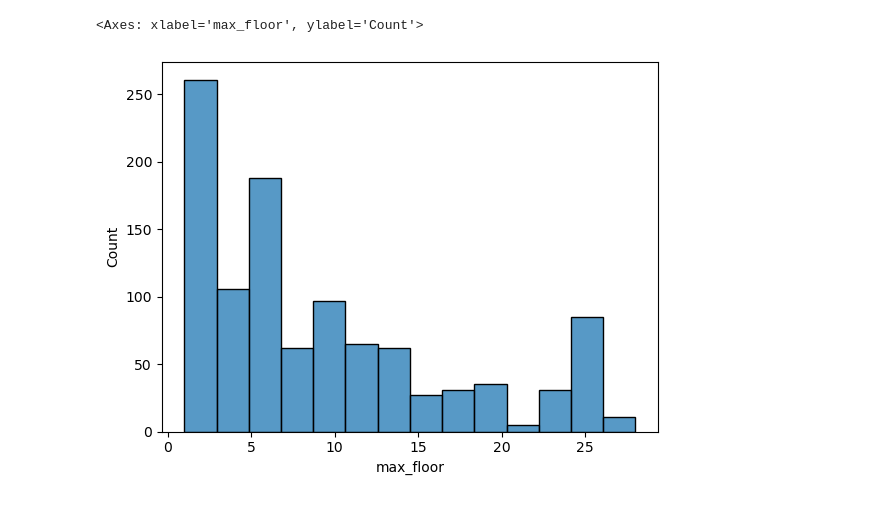
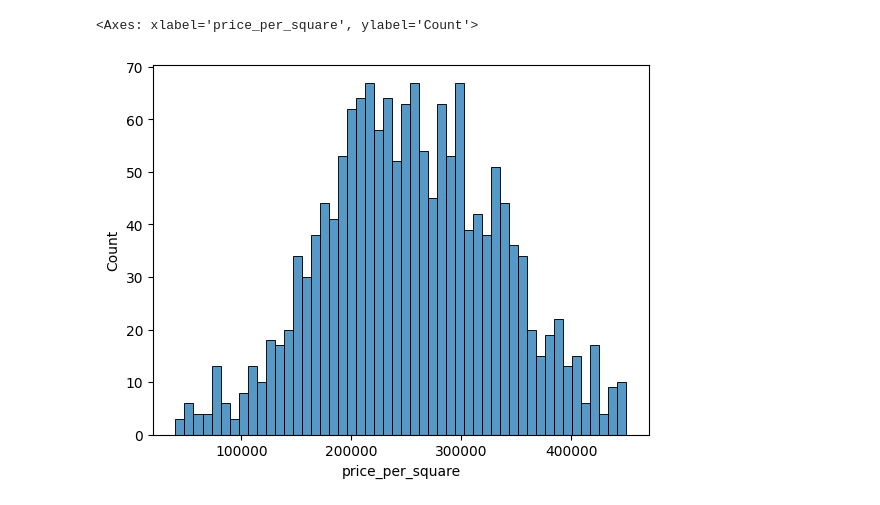
Before and after one commit to VondyBland/diplomopiska, a Jupyter notebook: proper_eda/EDADIL.ipynb, the cells around one changed output. Drawn from its saved outputs; the diff is of its cells as text; code cells hidden in the pictures.

```diff
--- a/proper_eda/EDADIL.ipynb
+++ b/proper_eda/EDADIL.ipynb
@@ -4,7 +4,7 @@ import seaborn as sns
 import matplotlib.pyplot as plt
 import numpy as np
 # %%
-df = pd.read_csv(r'C:\Users\pelik\python\diplomopis\presentation_1204\ready_data.csv',index_col=0)
+df = pd.read_csv('DONEDONE_DATA.csv',index_col=0)
 # %%
 df
 # %% [output]
@@ -63,3 +52,5 @@ data = df[['price_per_square', 'squares', 'free', 'current_floor', 'max_floor',
+# %%
+data = df.copy()
 # %%
 data
 # %% [output]
@@ -92,5 +90,5 @@ data.corr()
 # %%
-sns.histplot(data=data,x='max_floor')
+sns.histplot(data=data,x='price_per_square',bins = 50)
 # %% [output]
-<Axes: xlabel='max_floor', ylabel='Count'>
+<Axes: xlabel='price_per_square', ylabel='Count'>
-[figure, old version]
+[figure, new version]
```
Also changed, not shown: parts of 30 cells of this notebook, 10 other files.
